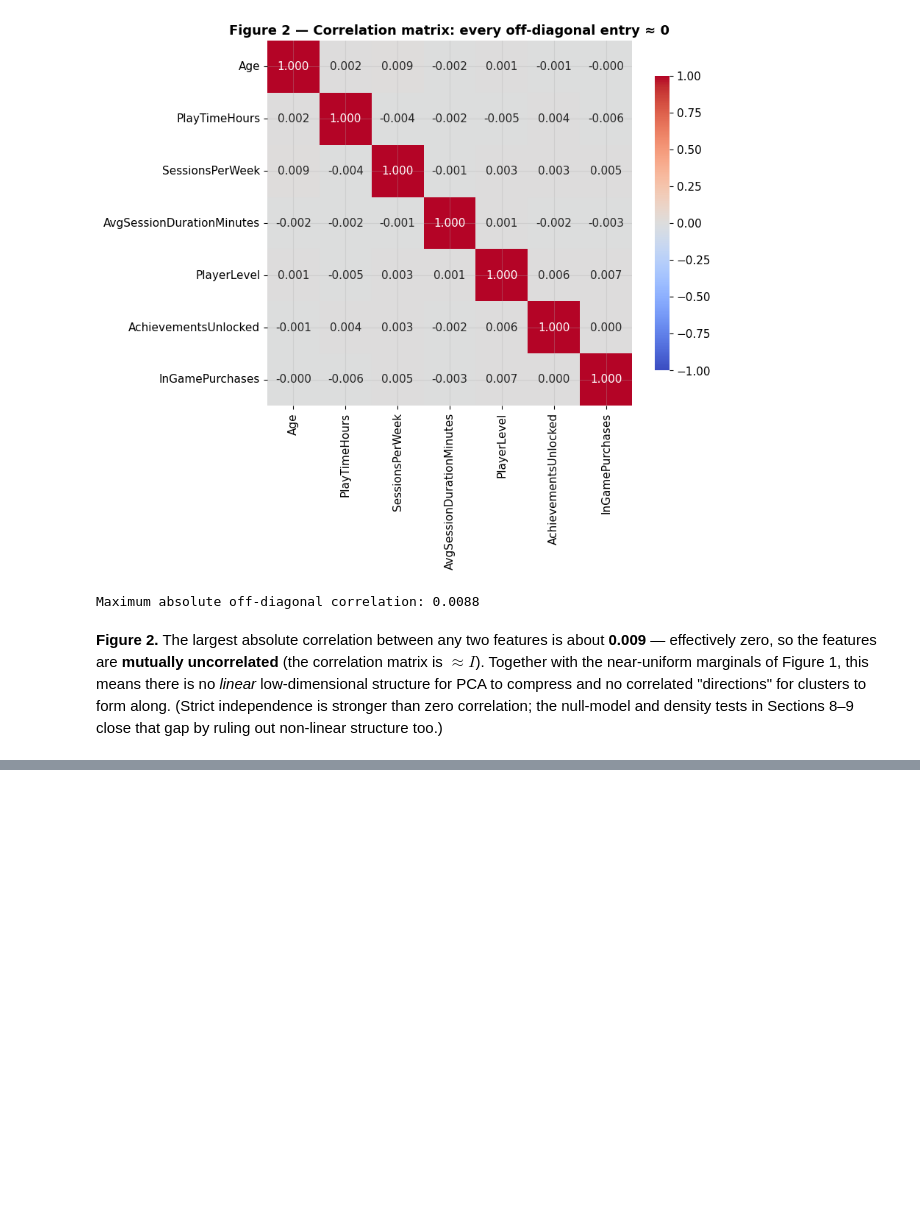
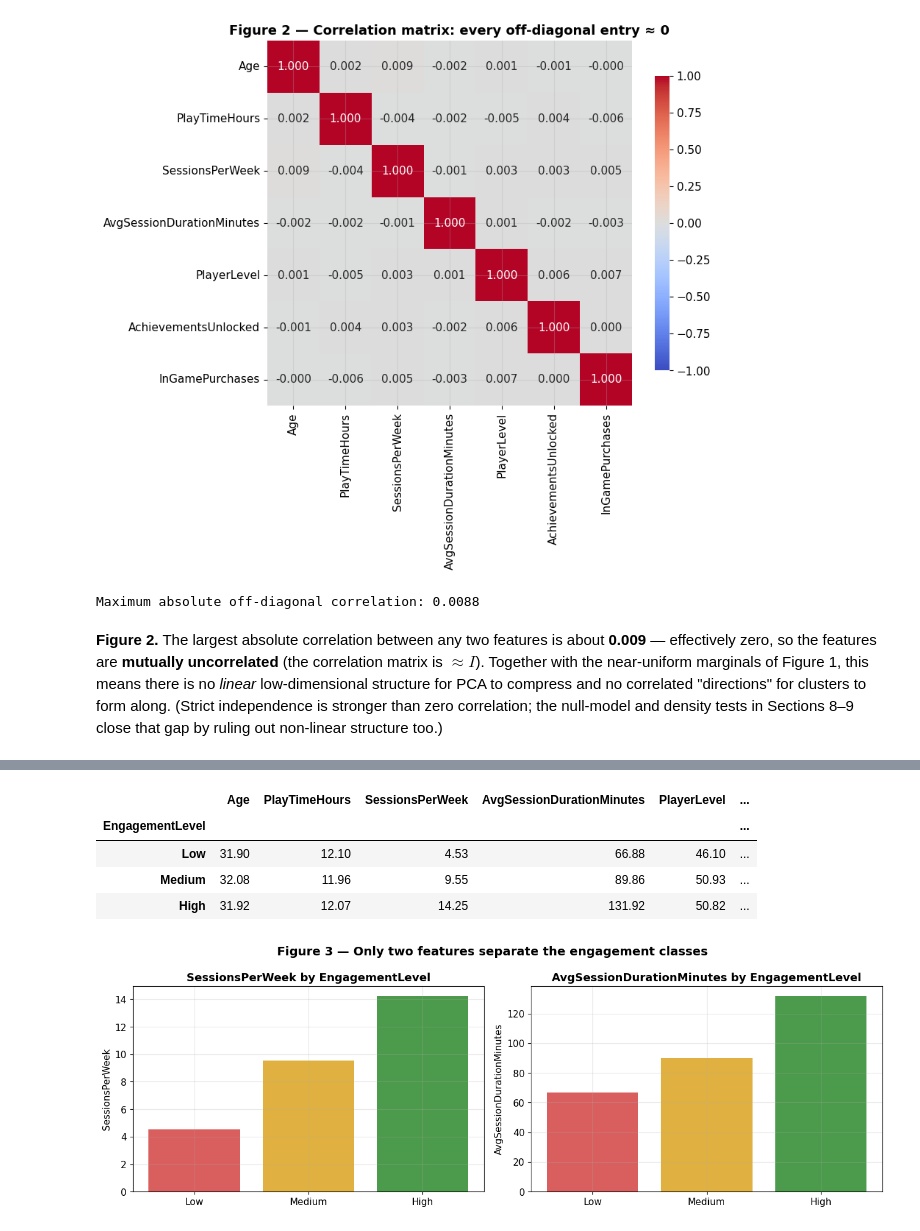
Before and after one commit to MrSparkiop/Gaming-player-clustering, a Jupyter notebook: gaming_player_clustering.ipynb, the cells around one changed output, grey strips where cells are left out. Saved outputs shown, nothing was run; the diff lists cells and outputs as text; code cells hidden in the pictures; blank space fills up the shorter version.

Commit message:
EDA: investigate what separates the EngagementLevel classes

```diff
--- a/gaming_player_clustering.ipynb
+++ b/gaming_player_clustering.ipynb
@@ -198,3 +198,11 @@ Figure&nbsp;1, this means there is no *linear* low-dimensional structure for PCA
 to compress and no correlated "directions" for clusters to form along. (Strict
 independence is stronger than zero correlation; the null-model and density tests
 in Sections&nbsp;8–9 close that gap by ruling out non-linear structure too.)
+# %%
+# Categorical distributions
+categorical_features = ["Gender", "Location", "GameGenre", "GameDifficulty", "EngagementLevel"]
+for col in categorical_features:
+    counts = df[col].value_counts()
+    print(f"{col}:")
+    print(counts.to_string())
+    print()
@@ -200,0 +227,22 @@ in Sections&nbsp;8–9 close that gap by ruling out non-linear structure too.)
+# %%
+# What separates the EngagementLevel classes? Compare per-class means.
+order = ["Low", "Medium", "High"]
+group_means = df.groupby("EngagementLevel")[numeric_features].mean().loc[order].round(2)
+display(group_means)
+
+fig, axes = plt.subplots(1, 2, figsize=(13, 4.5))
+for ax, col in zip(axes, ["SessionsPerWeek", "AvgSessionDurationMinutes"]):
+    ax.bar(order, group_means[col].values, color=["#d95f5f", "#e0b040", "#4c9a4c"])
+    ax.set_title(f"{col} by EngagementLevel")
+    ax.set_ylabel(col)
+fig.suptitle("Figure 3 — Only two features separate the engagement classes",
+             fontsize=14, fontweight="bold")
+fig.tight_layout()
+plt.show()
+# %% [output]
+|  | Age | PlayTimeHours | SessionsPerWeek | AvgSessionDurationMinutes | PlayerLevel | ... |
+| EngagementLevel |  |  |  |  |  | ... |
+| Low | 31.90 | 12.10 | 4.53 | 66.88 | 46.10 | ... |
+| Medium | 32.08 | 11.96 | 9.55 | 89.86 | 50.93 | ... |
+| High | 31.92 | 12.07 | 14.25 | 131.92 | 50.82 | ... |
+[figure, added]
```
Also changed, not shown: parts of 2 cells of this notebook.
